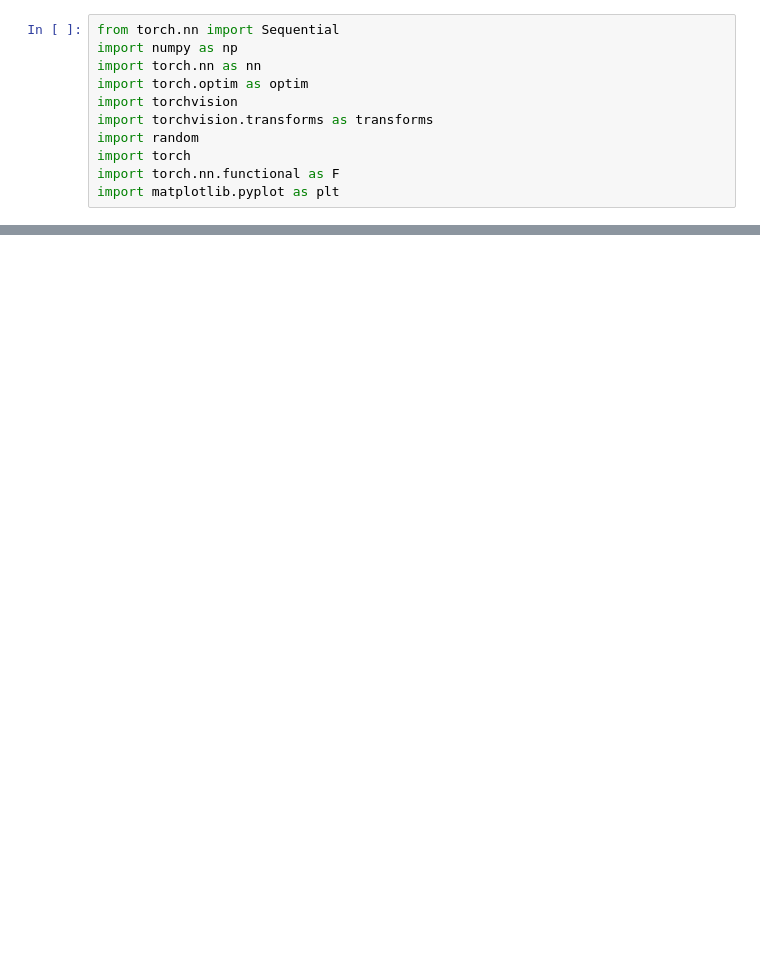
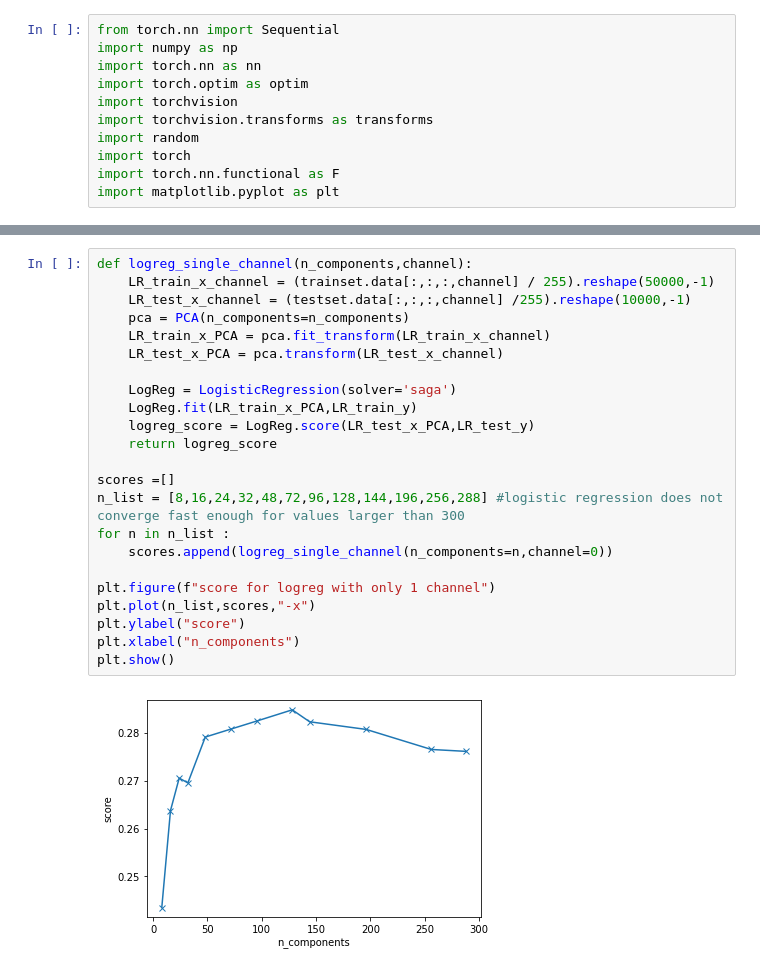
Before and after one commit to berbomeister/ML-project, a Jupyter notebook: ML project/waiting.ipynb, the cells around one changed output, grey strips where cells are left out. Cells and saved outputs as stored; diff of their text form; blank space fills up the shorter version.

```diff
--- a/ML project/waiting.ipynb
+++ b/ML project/waiting.ipynb
@@ -246,0 +161,25 @@ NameError: name 'writer' is not defined
+# %%
+def logreg_single_channel(n_components,channel):
+    LR_train_x_channel = (trainset.data[:,:,:,channel] / 255).reshape(50000,-1)
+    LR_test_x_channel = (testset.data[:,:,:,channel] /255).reshape(10000,-1)
+    pca = PCA(n_components=n_components)
+    LR_train_x_PCA = pca.fit_transform(LR_train_x_channel)
+    LR_test_x_PCA = pca.transform(LR_test_x_channel)
+
+    LogReg = LogisticRegression(solver='saga')
+    LogReg.fit(LR_train_x_PCA,LR_train_y)
+    logreg_score = LogReg.score(LR_test_x_PCA,LR_test_y)
+    return logreg_score
+
+scores =[]
+n_list = [8,16,24,32,48,72,96,128,144,196,256,288] #logistic regression does not converge fast enough for values larger than 300
+for n in n_list :
+    scores.append(logreg_single_channel(n_components=n,channel=0))
+
+plt.figure(f"score for logreg with only 1 channel")
+plt.plot(n_list,scores,"-x")
+plt.ylabel("score")
+plt.xlabel("n_components")
+plt.show()
+# %% [output]
+[figure, added]
```
Also changed, not shown: parts of 91 cells of this notebook, 19 other files.
